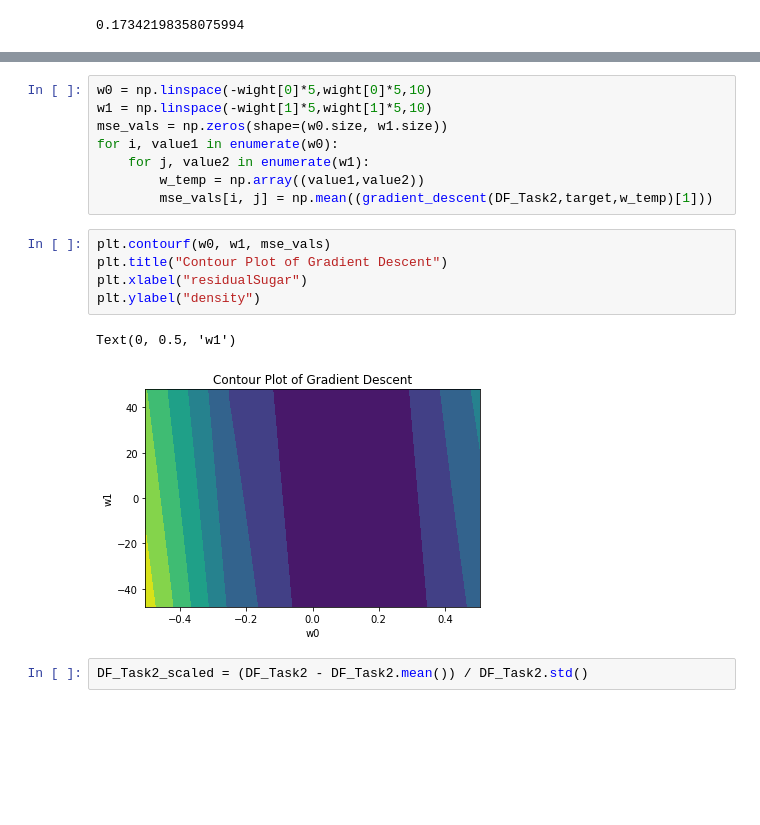
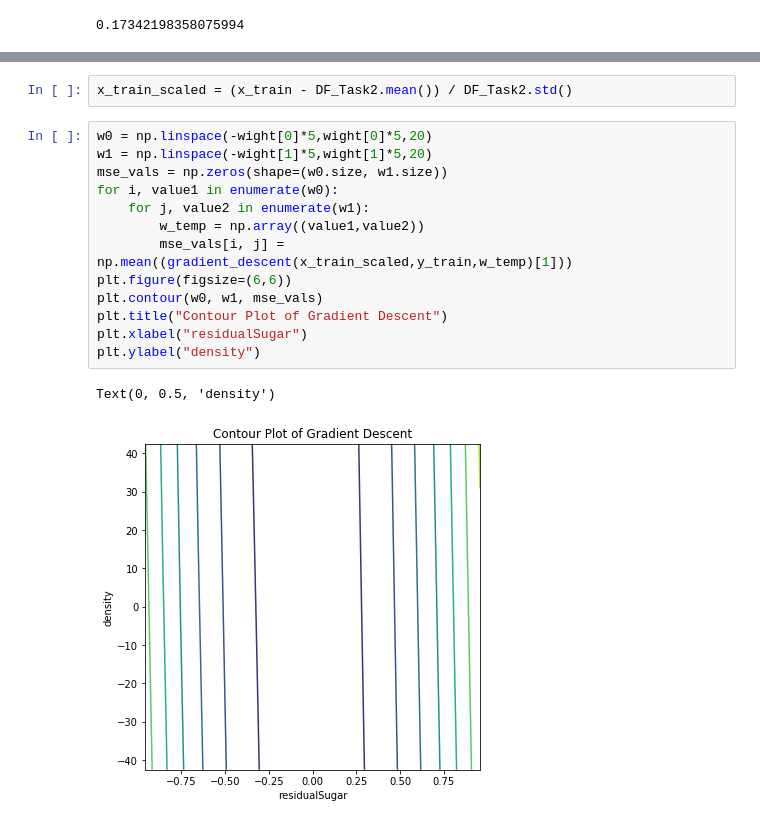
Before and after one commit to kalkofja/DataScienceLeuphana, a Jupyter notebook: Einführung maschinelles Lernen/ProblemSet2.ipynb, the cells around one changed output, grey strips where cells are left out. Drawn from its saved outputs; the diff is of its cells as text; blank space fills up the shorter version.

```diff
--- a/Einführung maschinelles Lernen/ProblemSet2.ipynb
+++ b/Einführung maschinelles Lernen/ProblemSet2.ipynb
@@ -118,18 +136,18 @@ dtype: float64
+# %%
+x_train_scaled = (x_train - DF_Task2.mean()) / DF_Task2.std()
 # %%
-w0 = np.linspace(-wight[0]*5,wight[0]*5,10)
-w1 = np.linspace(-wight[1]*5,wight[1]*5,10)
+w0 = np.linspace(-wight[0]*5,wight[0]*5,20)
+w1 = np.linspace(-wight[1]*5,wight[1]*5,20)
 mse_vals = np.zeros(shape=(w0.size, w1.size))
 for i, value1 in enumerate(w0):
     for j, value2 in enumerate(w1):
         w_temp = np.array((value1,value2))
-        mse_vals[i, j] = np.mean((gradient_descent(DF_Task2,target,w_temp)[1]))
+        mse_vals[i, j] = np.mean((gradient_descent(x_train_scaled,y_train,w_temp)[1]))
+plt.figure(figsize=(6,6))
+plt.contour(w0, w1, mse_vals)
+plt.title("Contour Plot of Gradient Descent")
+plt.xlabel("residualSugar")
+plt.ylabel("density")
+# %% [output]
+Text(0, 0.5, 'density')
+[figure, added]
-# %%
-plt.contourf(w0, w1, mse_vals)
-plt.title("Contour Plot of Gradient Descent")
-plt.xlabel("residualSugar")
-plt.ylabel("density")
-# %% [output]
-Text(0, 0.5, 'w1')
-[figure, removed]
-# %%
-DF_Task2_scaled = (DF_Task2 - DF_Task2.mean()) / DF_Task2.std()
```
Also changed, not shown: parts of 5 cells of this notebook.
